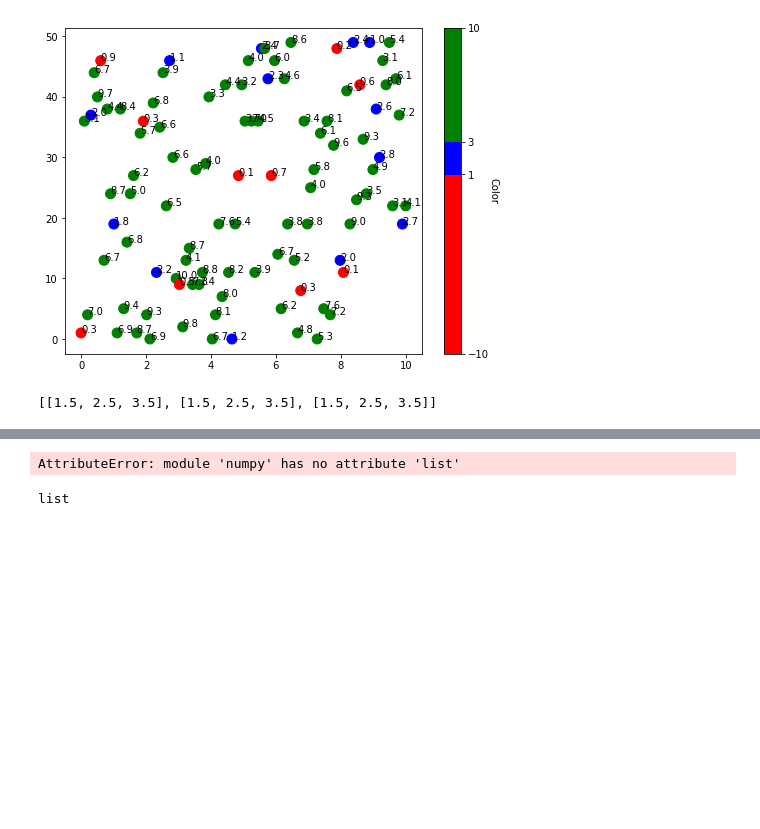
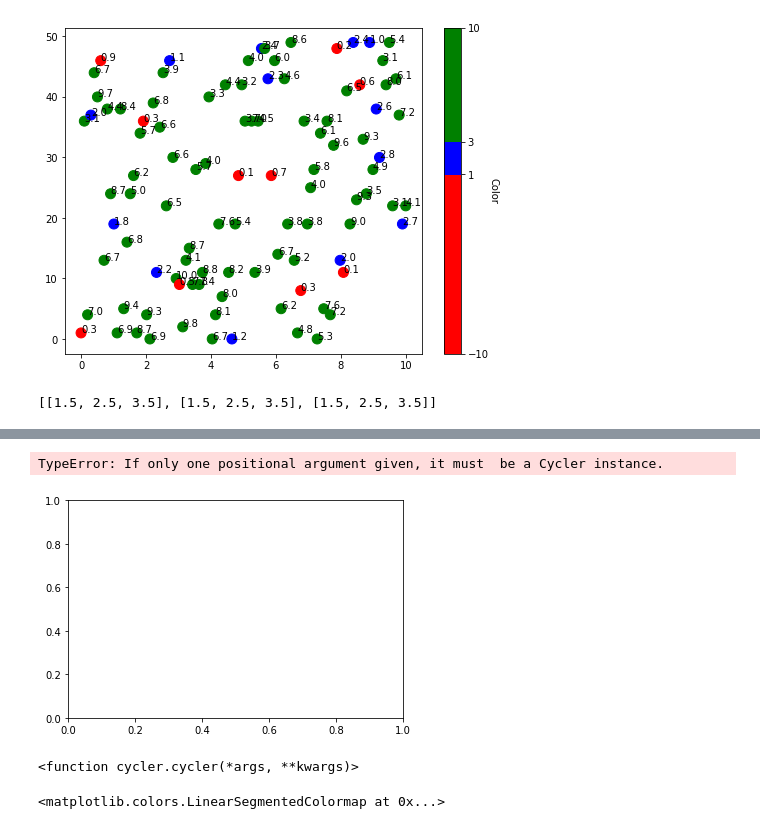
Before and after one commit to RubelMozumder/aiida_daily_work, a Jupyter notebook: Daily_Work_bin/aiida_data_test.ipynb, the cells around one changed output, grey strips where cells are left out. Cells and saved outputs as stored; diff of their text form; code cells hidden in the pictures; blank space fills up the shorter version.

```diff
--- a/Daily_Work_bin/aiida_data_test.ipynb
+++ b/Daily_Work_bin/aiida_data_test.ipynb
@@ -559,7 +671,27 @@ np.add([[1, 2, 3],[1, 2, 3],[1, 2, 3]], 0.5).tolist()
+# %%
+import matplotlib.pyplot as plt
+import numpy as np
+
+NUM_COLORS = 20
+
+cm = plt.get_cmap('gist_rainbow')
+fig = plt.figure()
+ax = fig.add_subplot(111)
+cycle= plt.cycler([cm(1.*i/NUM_COLORS) for i in range(NUM_COLORS)])
+ax.set_prop_cycle(cycle)
+for i in range(NUM_COLORS):
+    ax.plot(np.arange(10)*(i+1))
+
+fig.savefig('moreColors.png')
+plt.show()
+# %% [output]
+TypeError: If only one positional argument given, it must  be a Cycler instance.
+[figure, added]
+# %%
+plt.cycler
+# %% [output]
+<function cycler.cycler(*args, **kwargs)>
 # %%
+cm.c
 # %% [output]
-AttributeError: module 'numpy' has no attribute 'list'
+<matplotlib.colors.LinearSegmentedColormap at 0x...>
-# %%
-type([[1, 2, 3],[1, 2, 3]])
-# %% [output]
-list
```
Also changed, not shown: parts of 18 cells of this notebook, 3 other files.
